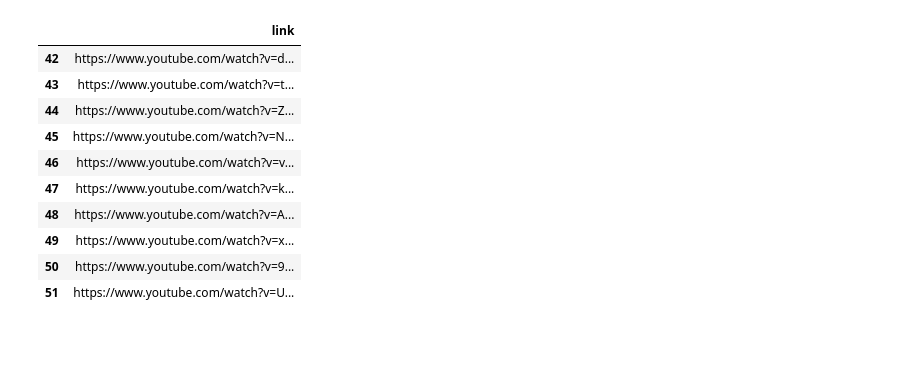
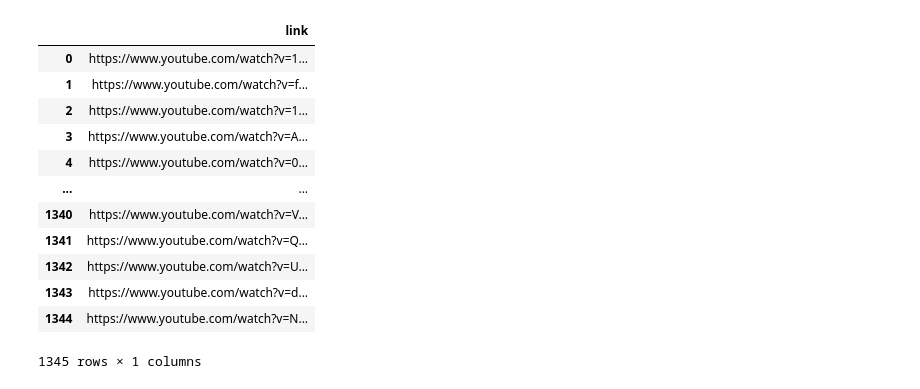
Before and after one commit to rb25s13/ytp, a Jupyter notebook: scraper_dl.ipynb, the cells around one changed output. Saved outputs shown, nothing was run; the diff lists cells and outputs as text; code cells hidden in the pictures; blank space fills up the shorter version.

```diff
--- a/scraper_dl.ipynb
+++ b/scraper_dl.ipynb
@@ -7,22 +7,24 @@ from selenium.webdriver.chrome.options import Options
 import time
 # %%
 df = pd.read_csv('./resources/playlist.csv') # from get_links.py
-df = df[df.index > 41] # test data set
-df = df.head(10) # test data set
+# df = df[df.index > 101] # test data set
+# df = df.head(10) # test data set
 df = df.rename(columns={"0": "link"})
 df
 # %% [output]
 |  | link |
-| 42 | https://www.youtube.com/watch?v=d... |
-| 43 | https://www.youtube.com/watch?v=t... |
-| 44 | https://www.youtube.com/watch?v=Z... |
-| 45 | https://www.youtube.com/watch?v=N... |
-| 46 | https://www.youtube.com/watch?v=v... |
-| 47 | https://www.youtube.com/watch?v=k... |
-| 48 | https://www.youtube.com/watch?v=A... |
-| 49 | https://www.youtube.com/watch?v=x... |
-| 50 | https://www.youtube.com/watch?v=9... |
-| 51 | https://www.youtube.com/watch?v=U... |
+| 0 | https://www.youtube.com/watch?v=1... |
+| 1 | https://www.youtube.com/watch?v=f... |
+| 2 | https://www.youtube.com/watch?v=1... |
+| 3 | https://www.youtube.com/watch?v=A... |
+| 4 | https://www.youtube.com/watch?v=0... |
+| ... | ... |
+| 1340 | https://www.youtube.com/watch?v=V... |
+| 1341 | https://www.youtube.com/watch?v=Q... |
+| 1342 | https://www.youtube.com/watch?v=U... |
+| 1343 | https://www.youtube.com/watch?v=d... |
+| 1344 | https://www.youtube.com/watch?v=N... |
+1345 rows × 1 columns
 # %%
 error_list = []
 title_list = []
```
Also changed, not shown: parts of 2 cells of this notebook, 2 other files.
